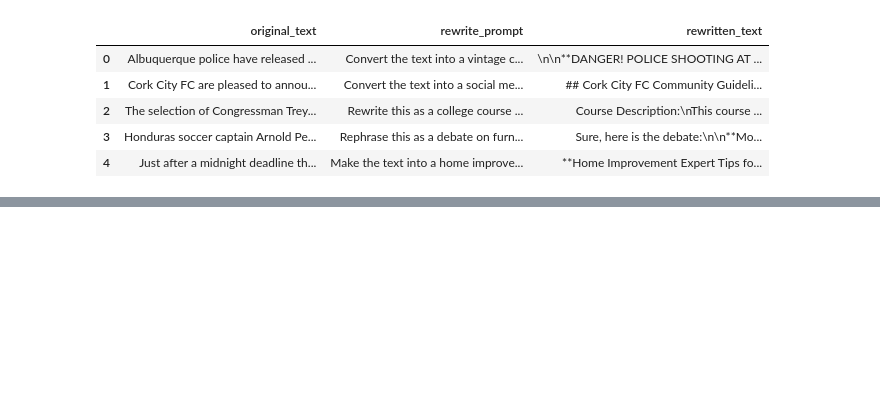
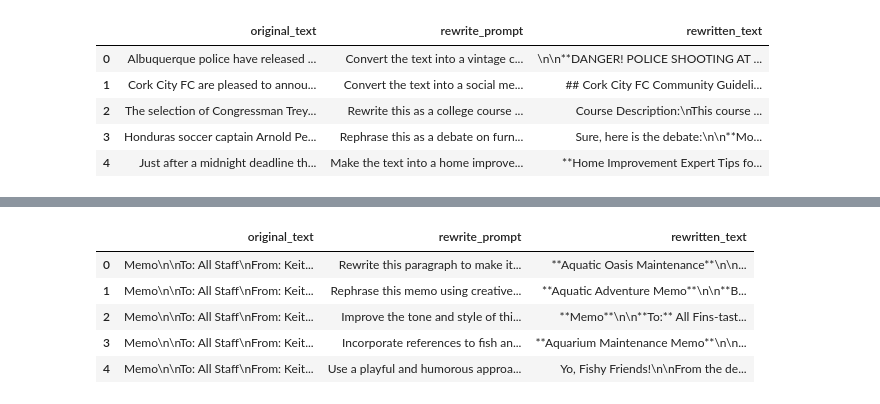
Before and after one commit to Lizhecheng02/Kaggle-LLM_Prompt_Recovery, a Jupyter notebook: datasets/combine.ipynb, the cells around one changed output, grey strips where cells are left out. Saved outputs shown, nothing was run; the diff lists cells and outputs as text; code cells hidden in the pictures; blank space fills up the shorter version.

```diff
--- a/datasets/combine.ipynb
+++ b/datasets/combine.ipynb
@@ -104,0 +115,13 @@ df7.head()
+# %%
+df8.drop(columns=["Model_used"], inplace=True)
+df8.rename(columns={"prompt": "rewrite_prompt"}, inplace=True)
+df8["rewrite_prompt"] = df8["rewrite_prompt"].astype(str)
+df8["rewrite_prompt"] = df8["rewrite_prompt"].apply(lambda x: x[3:])
+df8.head()
+# %% [output]
+|  | original_text | rewrite_prompt | rewritten_text |
+| 0 | Memo\n\nTo: All Staff\nFrom: Keit... | Rewrite this paragraph to make it... | **Aquatic Oasis Maintenance**\n\n... |
+| 1 | Memo\n\nTo: All Staff\nFrom: Keit... | Rephrase this memo using creative... | **Aquatic Adventure Memo**\n\n**B... |
+| 2 | Memo\n\nTo: All Staff\nFrom: Keit... | Improve the tone and style of thi... | **Memo**\n\n**To:** All Fins-tast... |
+| 3 | Memo\n\nTo: All Staff\nFrom: Keit... | Incorporate references to fish an... | **Aquarium Maintenance Memo**\n\n... |
+| 4 | Memo\n\nTo: All Staff\nFrom: Keit... | Use a playful and humorous approa... | Yo, Fishy Friends!\n\nFrom the de... |
```
Also changed, not shown: parts of 10 cells of this notebook.
